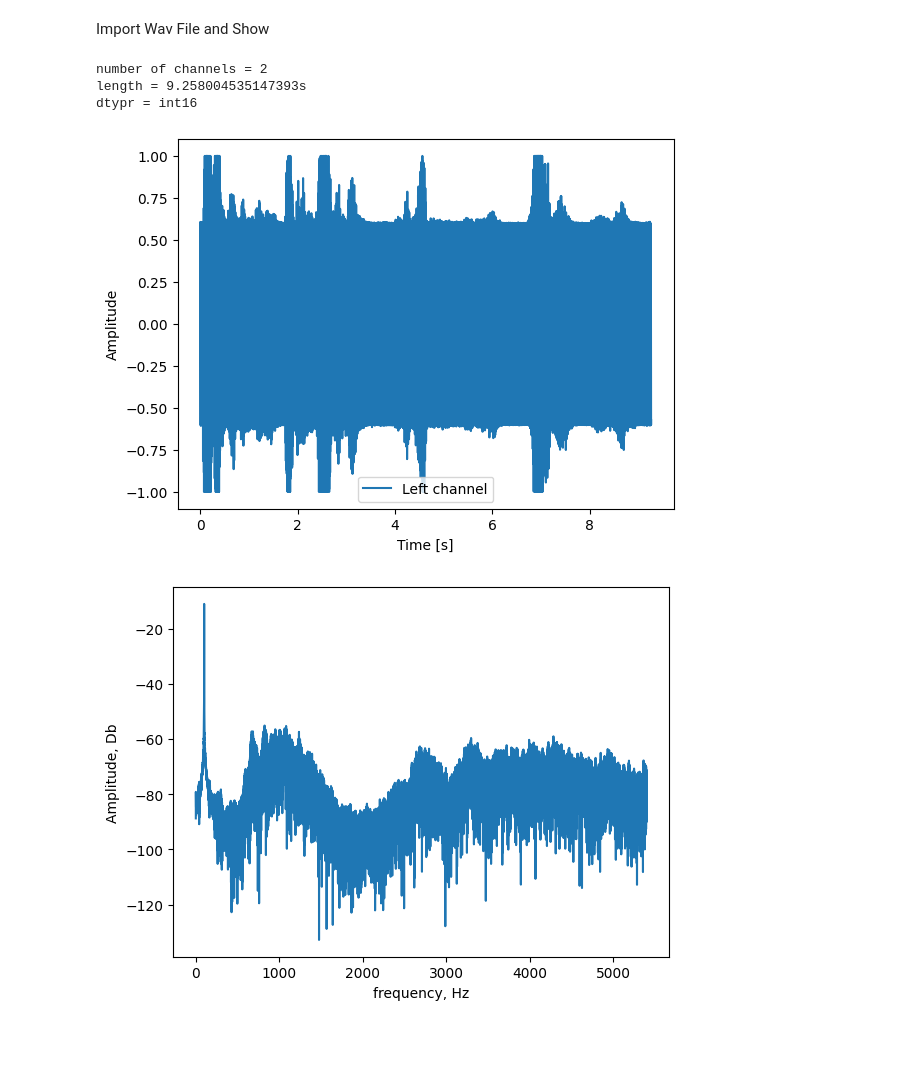
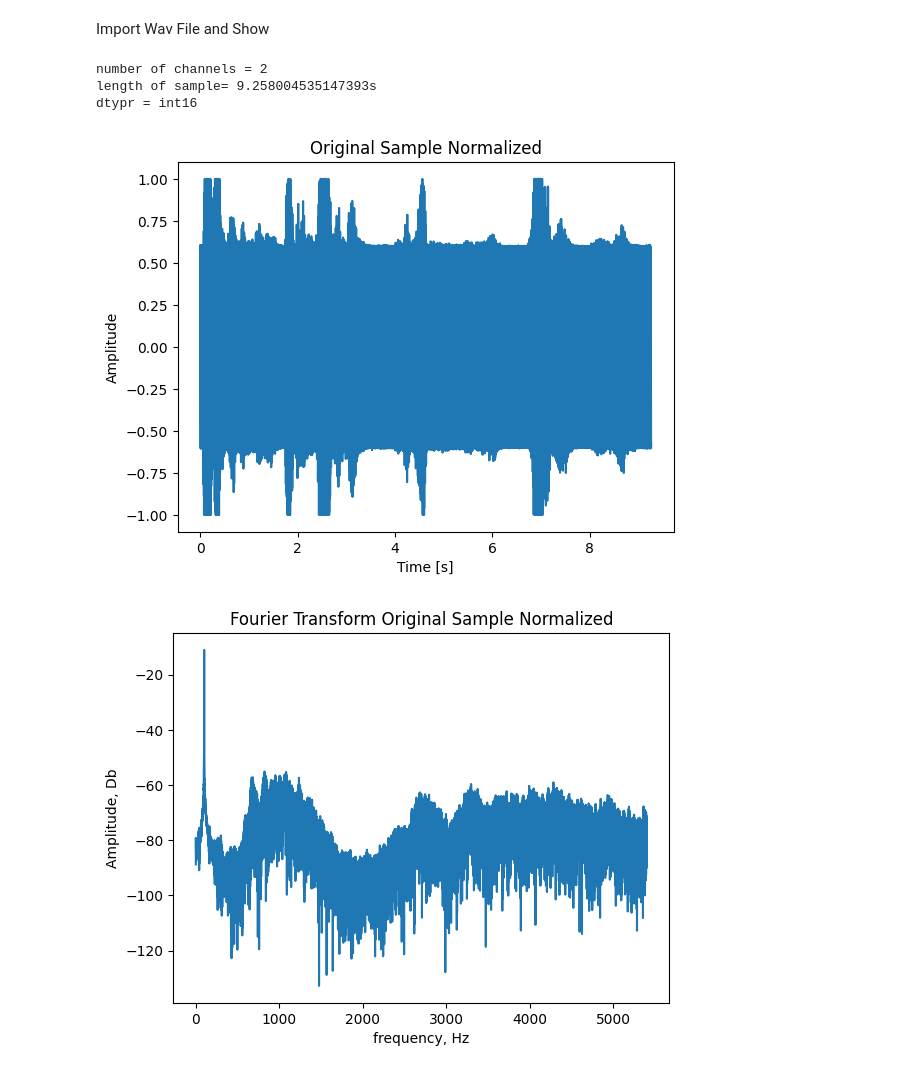
Before and after one commit to Vicoj/FIR_Filter_Lab, a Jupyter notebook: FIR.ipynb, the cells around one changed output. Cells and saved outputs as stored; diff of their text form; code cells hidden in the pictures; blank space fills up the shorter version.

```diff
--- a/FIR.ipynb
+++ b/FIR.ipynb
@@ -14,31 +15,31 @@ Import Wav File and Show
 # %%
 # Specify the path to your WAV file
 file_path = 'speech_three-tones.wav'
 
 # Read the WAV file
 samplerate , data = wavfile.read(file_path)
 length = data.shape[0] / samplerate
 
-
+#Print infos of the data
 print(f"number of channels = {data.shape[1]}")
-print(f"length = {length}s")
+print(f"length of sample= {length}s")
 print(f"dtypr = {data.dtype}")
 
+#Left Right channel
 data_l = data[:, 0]
 data_r = data[:, 1]
 
 time = np.linspace(0., length, data.shape[0])
+plt.title("Original Sample Normalized")
 plt.plot(time,data_l/((2**16)/2), label="Left channel")
-#plt.plot(time, data_r , label="Right channel")
-plt.legend()
 plt.xlabel("Time [s]")
 plt.ylabel("Amplitude")
 plt.show()
 # %% [output]
 number of channels = 2
-length = 9.258004535147393s
+length of sample= 9.258004535147393s
 dtypr = int16
-[figure, old version]
+[figure, new version]
 # %%
 # computes the one-dimensional discrete Fourier transform (DFT)
 fft_spectrum = np.fft.rfft(data_l)/((2**16)/2)
@@ -46,10 +47,11 @@ fft_spectrum_abs = np.abs(fft_spectrum)/data_l.size
 
 freq = np.fft.rfftfreq(data_l.size, d=1./samplerate)
 
+plt.title("Fourier Transform Original Sample Normalized")
 plt.plot(freq[0:50000], 20*np.log10(fft_spectrum_abs[0:50000]))
 plt.xlabel("frequency, Hz")
 plt.ylabel("Amplitude, Db")
 plt.show()
 # %% [output]
-[figure, old version]
+[figure, new version]
 # %%
```
Also changed, not shown: parts of 5 cells of this notebook, 2 other files.
